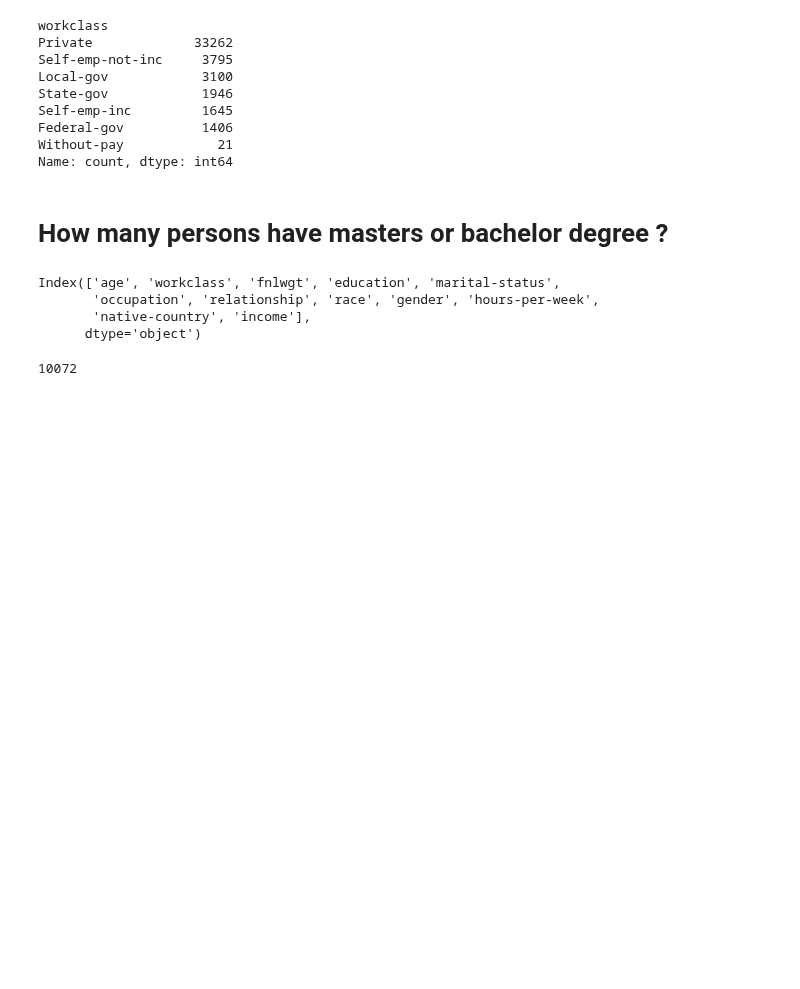
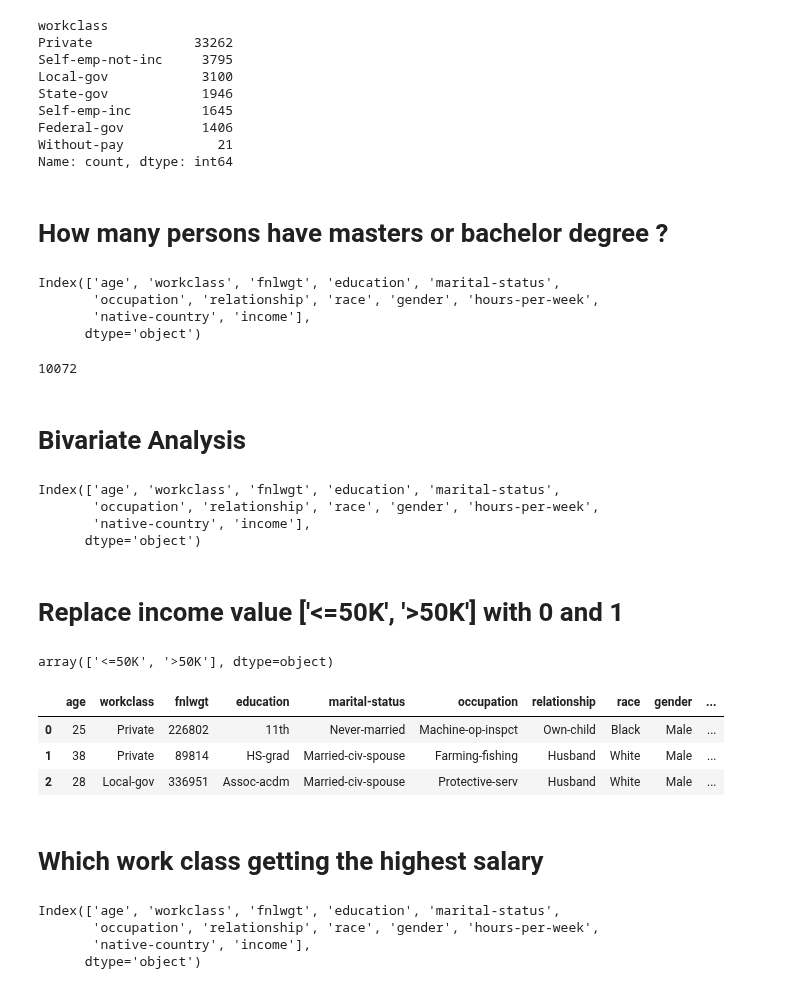
Before and after one commit to Abricos-gt/Data_Science_projects, a Jupyter notebook: Pandas_Project3.ipynb, the cells around one changed output. Cells and saved outputs as stored; diff of their text form; code cells hidden in the pictures; blank space fills up the shorter version.

Commit message:
Bivariate Analysis,Replace income value ['<=50K', '>50K'] with 0 and 1,Which work class getting the highest salary

```diff
--- a/Pandas_Project3.ipynb
+++ b/Pandas_Project3.ipynb
@@ -395,3 +395,36 @@ Index(['age', 'workclass', 'fnlwgt', 'education', 'marital-status',
 len(df[(df['education'] == 'Bachelors') | (df['education'] == 'Masters')])
 # %% [output]
 10072
+# %% [markdown]
+# Bivariate Analysis
+# %%
+df.columns
+# %% [output]
+Index(['age', 'workclass', 'fnlwgt', 'education', 'marital-status',
+       'occupation', 'relationship', 'race', 'gender', 'hours-per-week',
+       'native-country', 'income'],
+      dtype='object')
+# %% [markdown]
+# Replace income value ['<=50K', '>50K'] with 0 and 1
+# %%
+df['income'].unique()
+# %% [output]
+array(['<=50K', '>50K'], dtype=object)
+# %%
+df.replace(to_replace = ['<=50K', '>50K'] , value = [0,1] , inplace = True)
+# %%
+df.head(3)
+# %% [output]
+|  | age | workclass | fnlwgt | education | marital-status | occupation | relationship | race | gender | ... |
+| 0 | 25 | Private | 226802 | 11th | Never-married | Machine-op-inspct | Own-child | Black | Male | ... |
+| 1 | 38 | Private | 89814 | HS-grad | Married-civ-spouse | Farming-fishing | Husband | White | Male | ... |
+| 2 | 28 | Local-gov | 336951 | Assoc-acdm | Married-civ-spouse | Protective-serv | Husband | White | Male | ... |
+# %% [markdown]
+# Which work class getting the highest salary
+# %%
+df.columns
+# %% [output]
+Index(['age', 'workclass', 'fnlwgt', 'education', 'marital-status',
+       'occupation', 'relationship', 'race', 'gender', 'hours-per-week',
+       'native-country', 'income'],
+      dtype='object')
```
Also changed, not shown: parts of 1 cell of this notebook.
